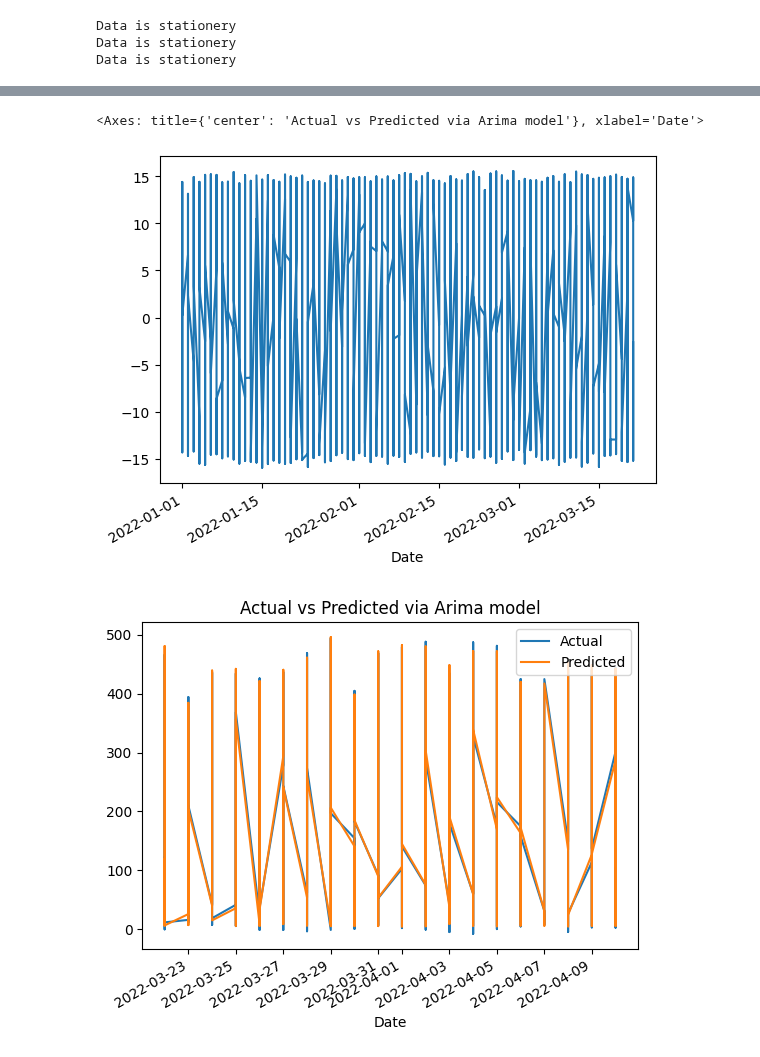
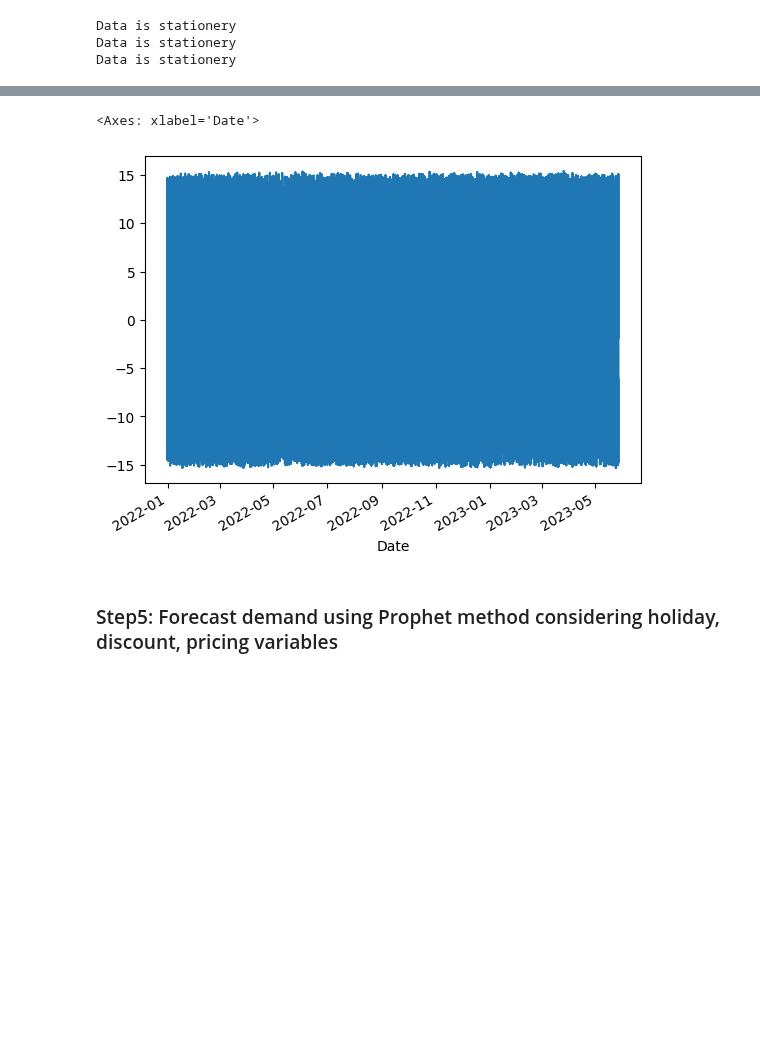
Before and after one commit to RamyaSubramanya/DemandForecasting, a Jupyter notebook: demand_forecasting.ipynb, the cells around one changed output, grey strips where cells are left out. Drawn from its saved outputs; the diff is of its cells as text; code cells hidden in the pictures; blank space fills up the shorter version.

```diff
--- a/demand_forecasting.ipynb
+++ b/demand_forecasting.ipynb
@@ -106,0 +145,8 @@ Converted categorical data into dummies
+# %%
+# drop product id as there are 20 product id for every store
+data = data[['Date', 'Store ID', 'Product ID', 'Category', 'Region',
+       'Inventory Level', 'Units Sold', 'Units Ordered', 'Demand Forecast',
+       'Price', 'Discount', 'Weather Condition', 'Holiday/Promotion',
+       'Competitor Pricing', 'Seasonality']]
+print("columns we selected:", data.columns)
+print()
@@ -107,18 +183,15 @@ Converted categorical data into dummies
 # %% [markdown]
 ### Sklearn models (Random Forest, Gradient boosting)
 # %%
+training_size = int(len(dummy_data)*0.70)
+
 x = sklearn_data.drop(columns=['Demand Forecast'])
 y = sklearn_data['Demand Forecast']
-training_size = 7000
-validation_size = 1000
 
 # split the data into train, validation, test
 
 x_train = x.iloc[:training_size]
 y_train = y.iloc[:training_size]
 
-x_val = x.iloc[training_size:training_size+validation_size]
-y_val = y.iloc[training_size:training_size+validation_size]
-
-x_test = x.iloc[training_size+validation_size:]
-y_test = y.iloc[training_size+validation_size:]
+x_test = x.iloc[training_size:]
+y_test = y.iloc[training_size:]
@@ -193,14 +248,11 @@ RMSE for validation data is 8.80741727259574 and test data is 8.73528115990767
 # %%
 # Data pre-processing for Time series models  (never remove date, set date as index)
-time_series_data = data.copy()
+time_series_data = dummy_data.copy()
 time_series_data.set_index('Date', inplace=True)
 # %%
-#for TSA we define the train, test size. To avoid complexity, let's skip validation set
-size = 8000
-
 #split the data into train, test with all independent and dependent variables
-train_data = time_series_data[:size]
-test_data = time_series_data[size:]
+train_data = time_series_data[:training_size]
+test_data = time_series_data[training_size:]
 
 # Define the exogeneous variables
 train_data_exog = train_data[['Inventory Level', 'Units Sold', 'Units Ordered', 'Price', 'Discount', 'Holiday/Promotion',
@@ -247,14 +329,14 @@ mp.show()
 # %%
 # ARIMA model
-
 arima_model = ARIMA(train_data['Demand Forecast'], order=(1,0,0), exog=train_data_exog)
 arima_model = arima_model.fit()
 print("ARIMA model summary", arima_model.summary())
 arima_model.resid.plot()
 
-# define index range or start and end values on which predictions to be made
+
+#  define index range or start and end values on which predictions to be made
 start_index = len(train_data)
-end_index = len(train_data+test_data)-1
+end_index = len(train_data)+len(test_data)-1
 
 # predictions on test data
 arima_predictions = arima_model.predict(start=start_index, end=end_index, exog=test_data_exog)
@@ -298,6 +380,7 @@ ARIMA Predictions Index:
-<Axes: title={'center': 'Actual vs Predicted via Arima model'}, xlabel='Date'>
+<Axes: xlabel='Date'>
-[figure, old version]
+[figure, new version]
-[figure, removed]
+# %% [markdown]
+### Step5: Forecast demand using Prophet method considering holiday, discount, pricing variables
 # %%
 # Prophet method
 
```
Also changed, not shown: parts of 30 cells of this notebook, 1 other file.
